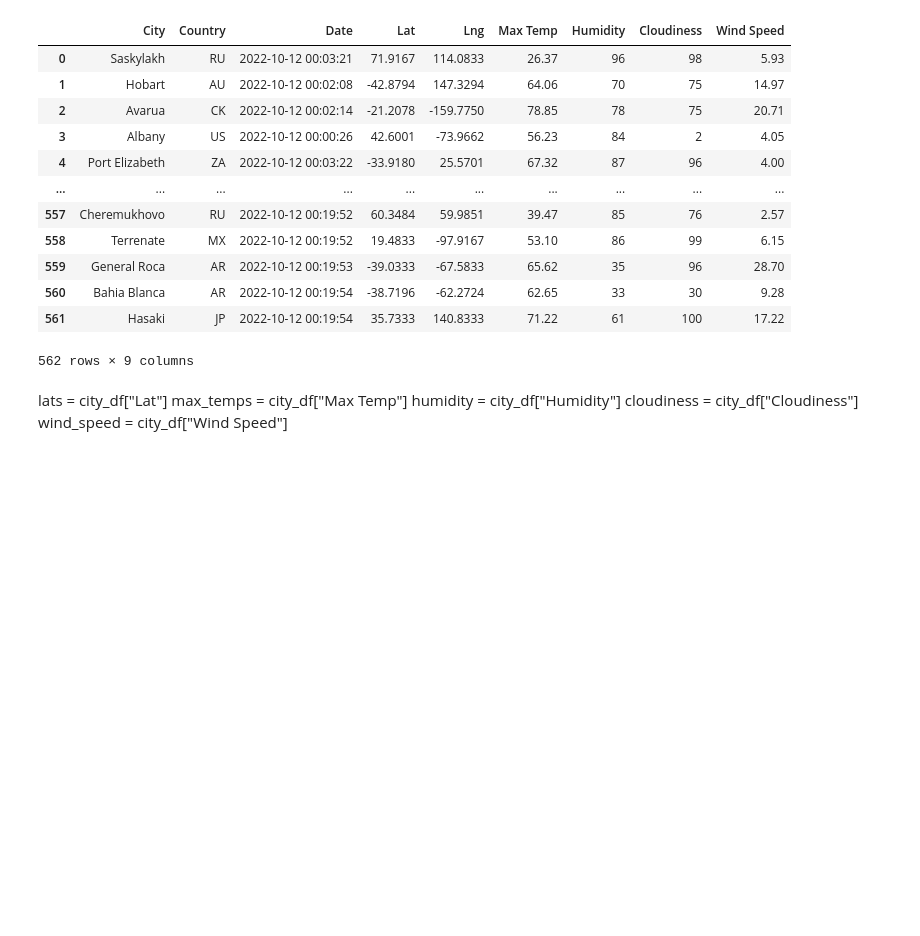
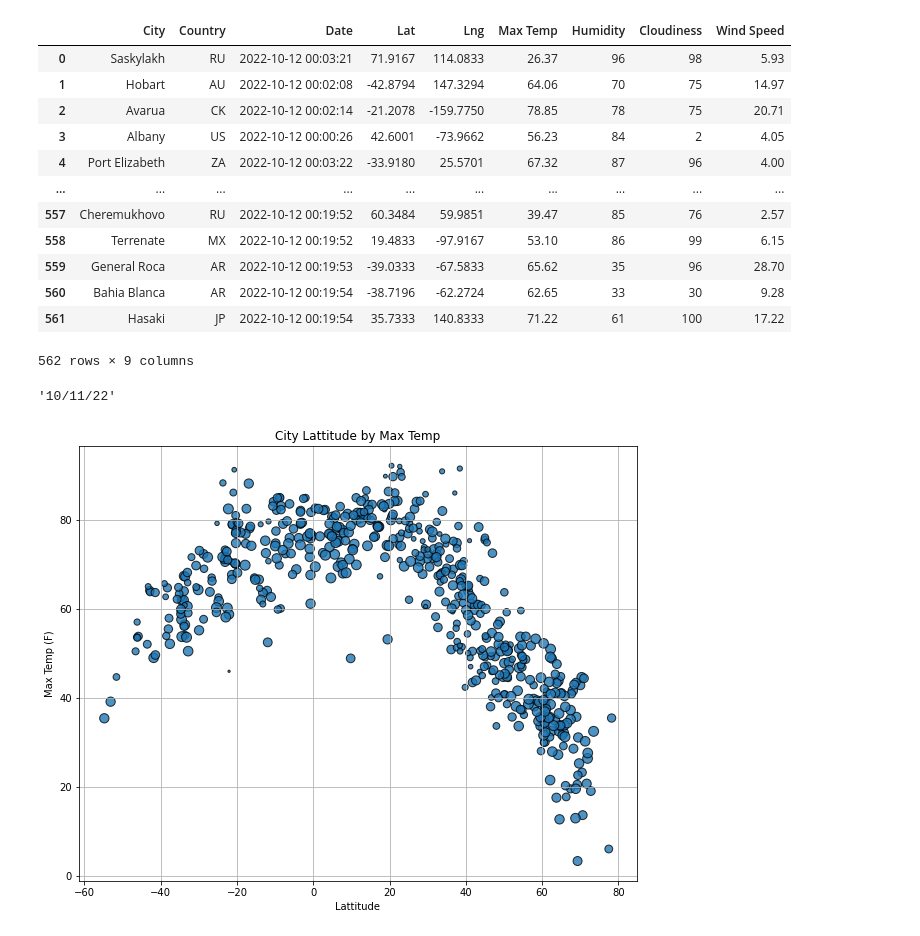
Before and after one commit to LJD0/World_Weather_Analysis, a Jupyter notebook: WeatherPy.ipynb, the cells around one changed output. Cells and saved outputs as stored; diff of their text form; code cells hidden in the pictures; blank space fills up the shorter version.

Commit message:
6.3.1 first Plot
city lattitude by max temp

```diff
--- a/WeatherPy.ipynb
+++ b/WeatherPy.ipynb
@@ -116,9 +116,24 @@ city_df
 output_data_file = "weather_data/cities.csv"
 # Export the City_Data into a CSV.
 city_df.to_csv(output_data_file, index_label="City_ID")
-# %% [markdown]
-lats = city_df["Lat"]
-max_temps = city_df["Max Temp"]
-humidity = city_df["Humidity"]
-cloudiness = city_df["Cloudiness"]
-wind_speed = city_df["Wind Speed"]
+# %%
+lats = city_df["Lat"]
+max_temps = city_df["Max Temp"]
+humidity = city_df["Humidity"]
+cloudiness = city_df["Cloudiness"]
+wind_speed = city_df["Wind Speed"]
+today = time.strftime('%x')
+# %%
+today
+# %% [output]
+'10/11/22'
+# %%
+fig, ax = plt.subplots(figsize=(10,8))
+ax.scatter(lats,max_temps, s=humidity, edgecolors='black',linewidths=1,alpha=.8,label="Cities")
+ax.grid(True)
+ax.set_title("City Lattitude by Max Temp")
+ax.set_xlabel("Lattitude")
+ax.set_ylabel('Max Temp (F)')
+plt.savefig('weather_data/figure1.png')
+# %% [output]
+[figure, added]
```
Also changed, not shown: 1 other file.
